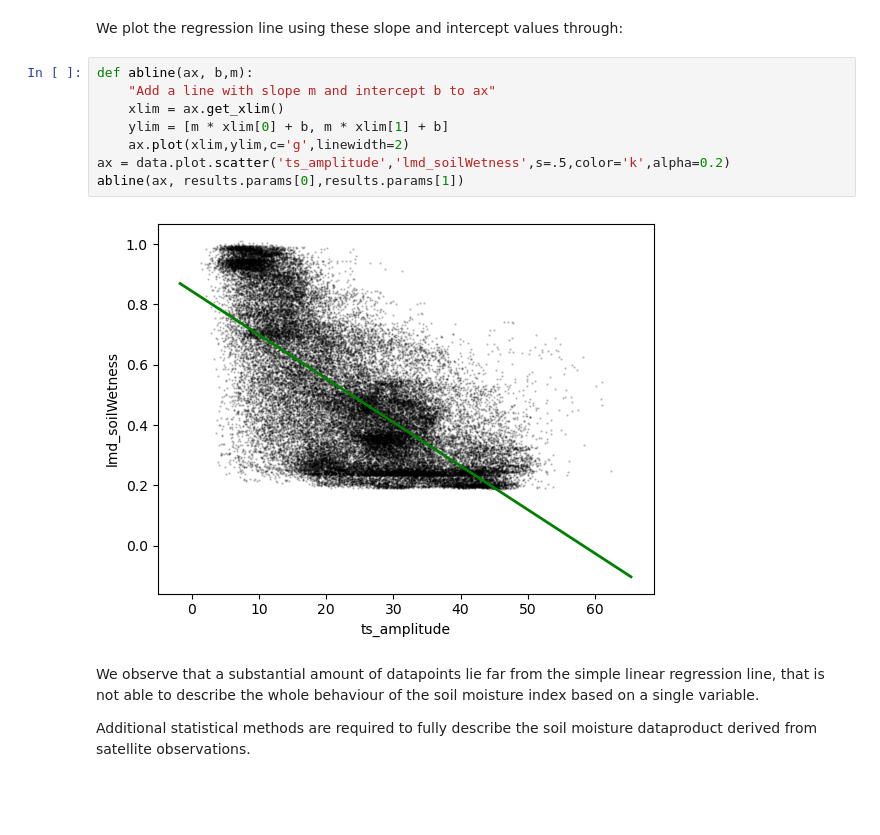
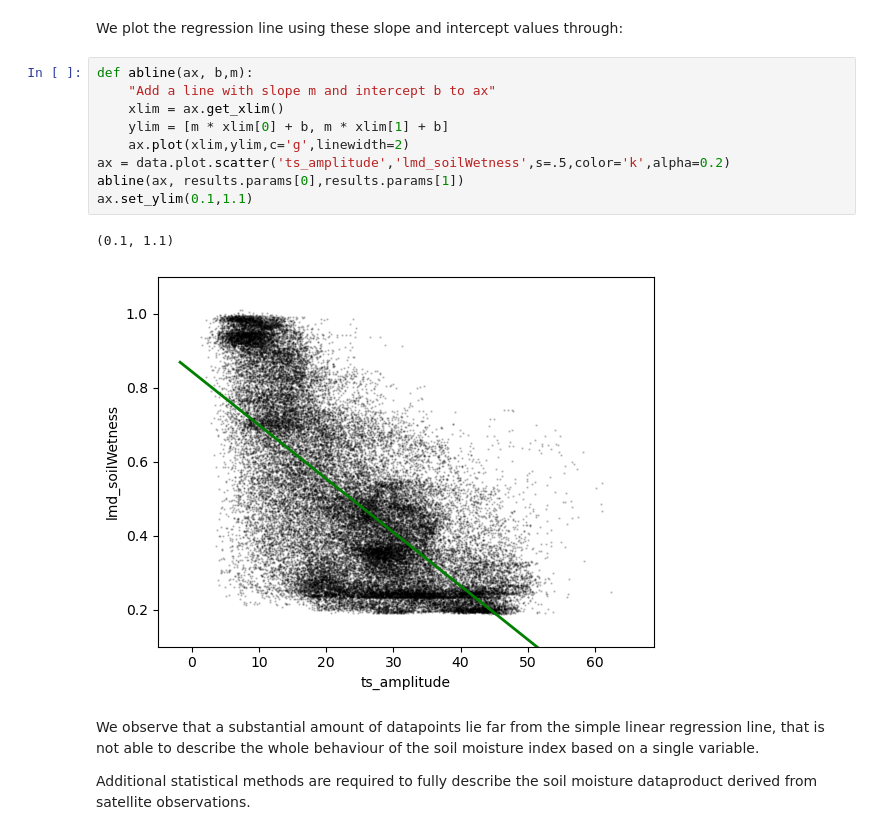
Before and after one commit to Datavizcowboy/PythonDatavizToolbox, a Jupyter notebook: Notebooks/07-Data_Analysis/00_Satellite_Remote_Sensing/01_Sensitivity_Analysis.ipynb, the cells around one changed output. Drawn from its saved outputs; the diff is of its cells as text; blank space fills up the shorter version.

Commit message:
Plot limits

```diff
--- a/Notebooks/07-Data_Analysis/00_Satellite_Remote_Sensing/01_Sensitivity_Analysis.ipynb
+++ b/Notebooks/07-Data_Analysis/00_Satellite_Remote_Sensing/01_Sensitivity_Analysis.ipynb
@@ -110,13 +110,15 @@ We plot the regression line using these slope and intercept values through:
 # %%
 def abline(ax, b,m):
     "Add a line with slope m and intercept b to ax"
     xlim = ax.get_xlim()
     ylim = [m * xlim[0] + b, m * xlim[1] + b]
     ax.plot(xlim,ylim,c='g',linewidth=2)
 ax = data.plot.scatter('ts_amplitude','lmd_soilWetness',s=.5,color='k',alpha=0.2)
 abline(ax, results.params[0],results.params[1])
+ax.set_ylim(0.1,1.1)
 # %% [output]
+(0.1, 1.1)
-[figure, old version]
+[figure, new version]
 # %% [markdown]
 We observe that a substantial amount of datapoints lie far from the simple linear regression line, that is not able to describe the whole behaviour of the soil moisture index based on a single variable.
 
```
Also changed, not shown: parts of 1 cell of this notebook, 1 other file.
